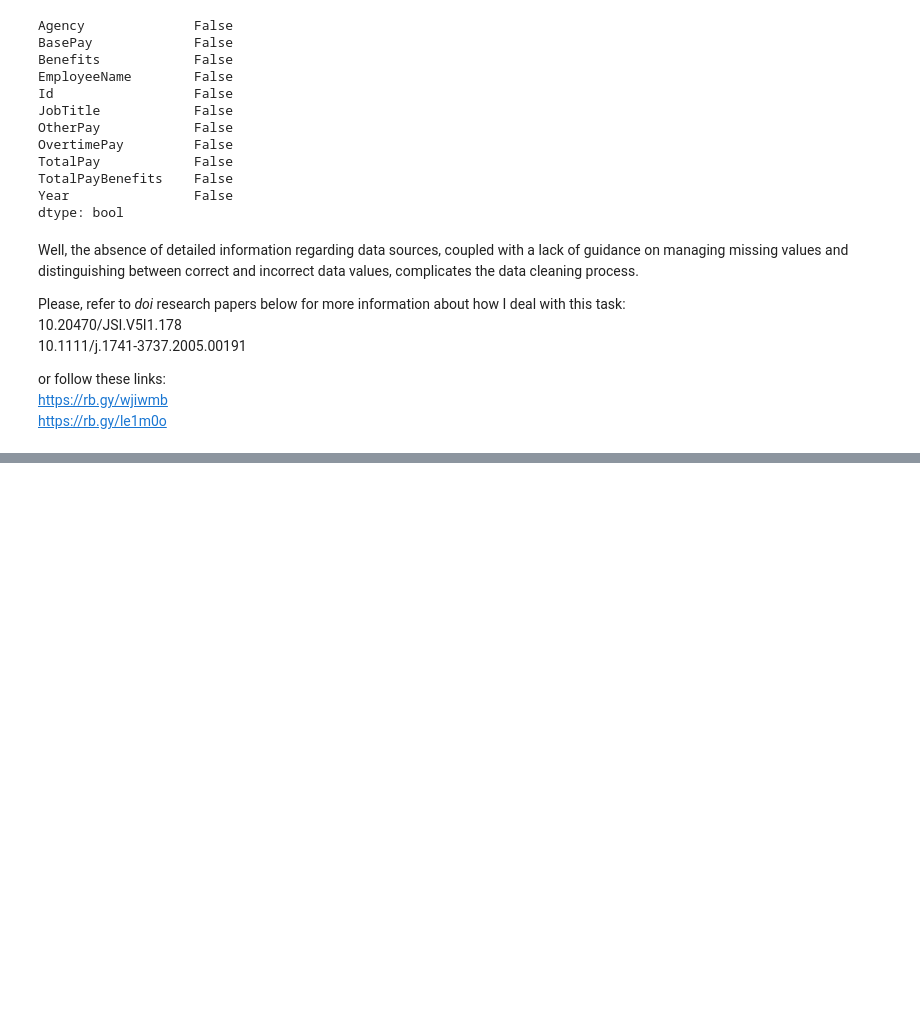
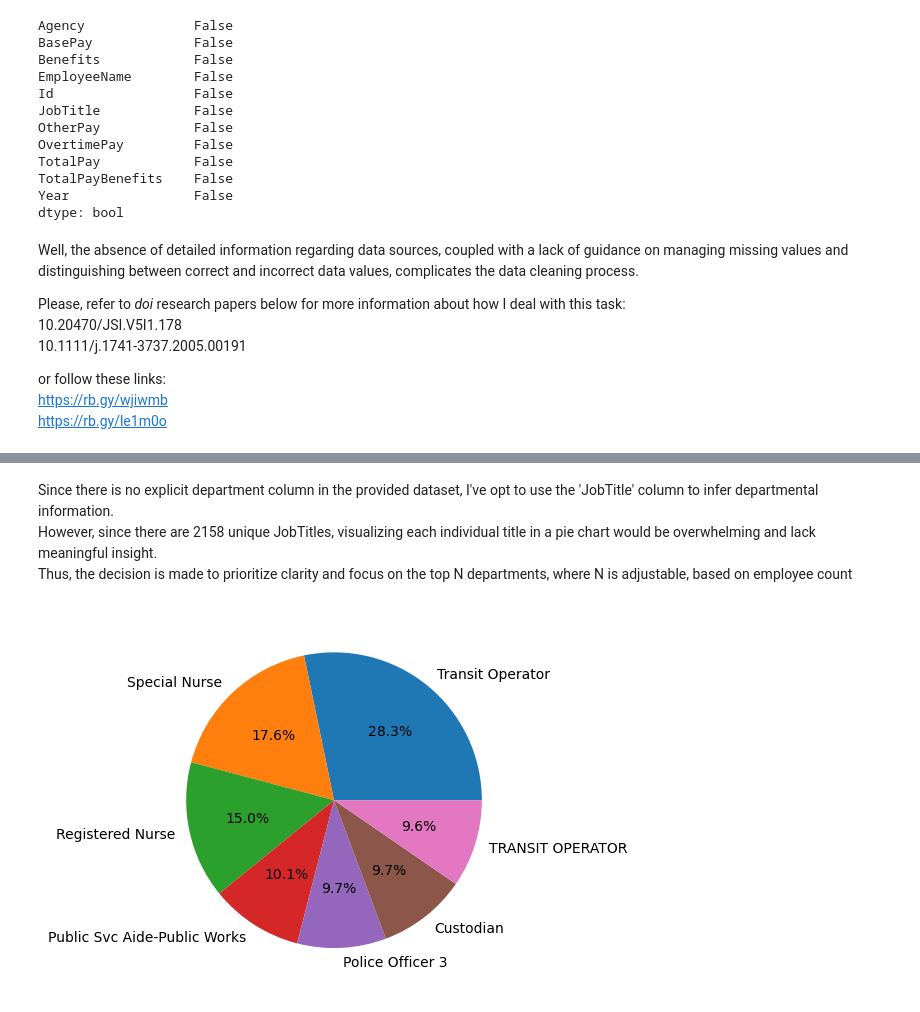
Before and after one commit to AMQ4/ShAI_BootCamp_Assignment, a Jupyter notebook: tasksol.ipynb, the cells around one changed output, grey strips where cells are left out. Saved outputs shown, nothing was run; the diff lists cells and outputs as text; code cells hidden in the pictures; blank space fills up the shorter version.

```diff
--- a/tasksol.ipynb
+++ b/tasksol.ipynb
@@ -196,0 +220,11 @@ https://rb.gy/le1m0o
+# %% [markdown]
+Since there is no explicit department column in the provided dataset, I've opt to use the 'JobTitle' column to infer departmental information.
+However, since there are 2158 unique JobTitles, visualizing each individual title in a pie chart would be overwhelming and lack meaningful insight.
+Thus, the decision is made to prioritize clarity and focus on the top N departments, where N is adjustable, based on employee count
+# %%
+TOP_LARGEST_NDEPARTMENT = 7
+top_departments = df['JobTitle'].value_counts().nlargest(TOP_LARGEST_NDEPARTMENT)
+plt.pie(top_departments, labels=top_departments.index, startangle=0, autopct="%1.1f%%")
+plt.show()
+# %% [output]
+[figure, added]
```
Also changed, not shown: parts of 6 cells of this notebook.
